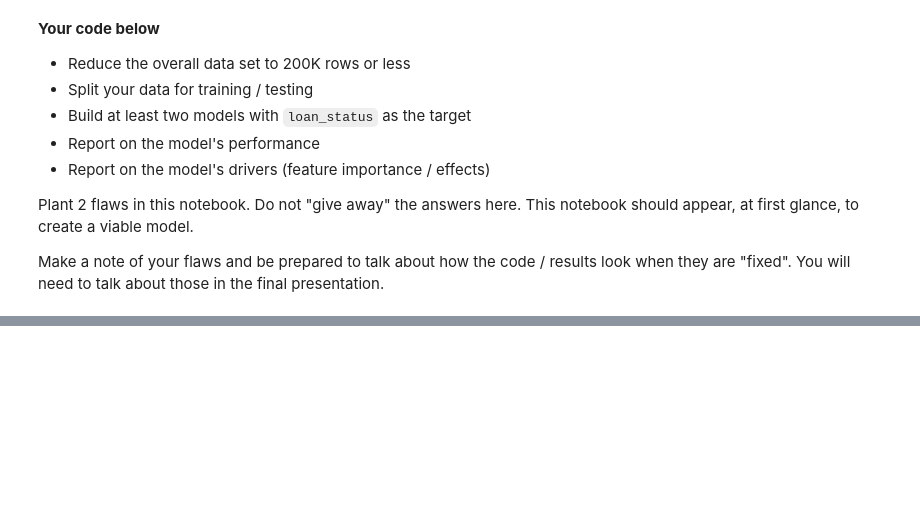
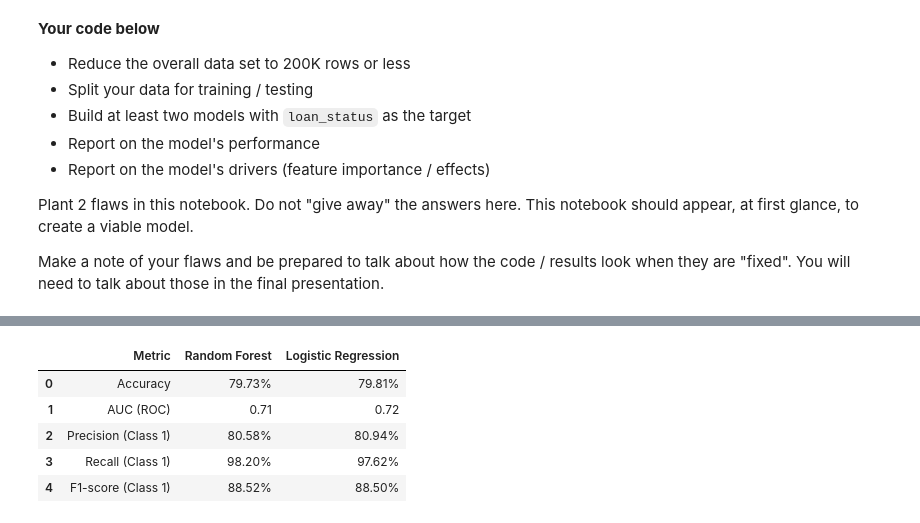
Before and after one commit to EviIius/DSBA6010, a Jupyter notebook: Final_Project/Starter_Notebook.ipynb, the cells around one changed output, grey strips where cells are left out. Cells and saved outputs as stored; diff of their text form; code cells hidden in the pictures; blank space fills up the shorter version.

```diff
--- a/Final_Project/Starter_Notebook.ipynb
+++ b/Final_Project/Starter_Notebook.ipynb
@@ -88,0 +151,9 @@ ValueError: could not convert string to float: ' 36 months'
+# %%
+performance_summary
+# %% [output]
+|  | Metric | Random Forest | Logistic Regression |
+| 0 | Accuracy | 79.73% | 79.81% |
+| 1 | AUC (ROC) | 0.71 | 0.72 |
+| 2 | Precision (Class 1) | 80.58% | 80.94% |
+| 3 | Recall (Class 1) | 98.20% | 97.62% |
+| 4 | F1-score (Class 1) | 88.52% | 88.50% |
```
Also changed, not shown: parts of 12 cells of this notebook, 3 other files.
